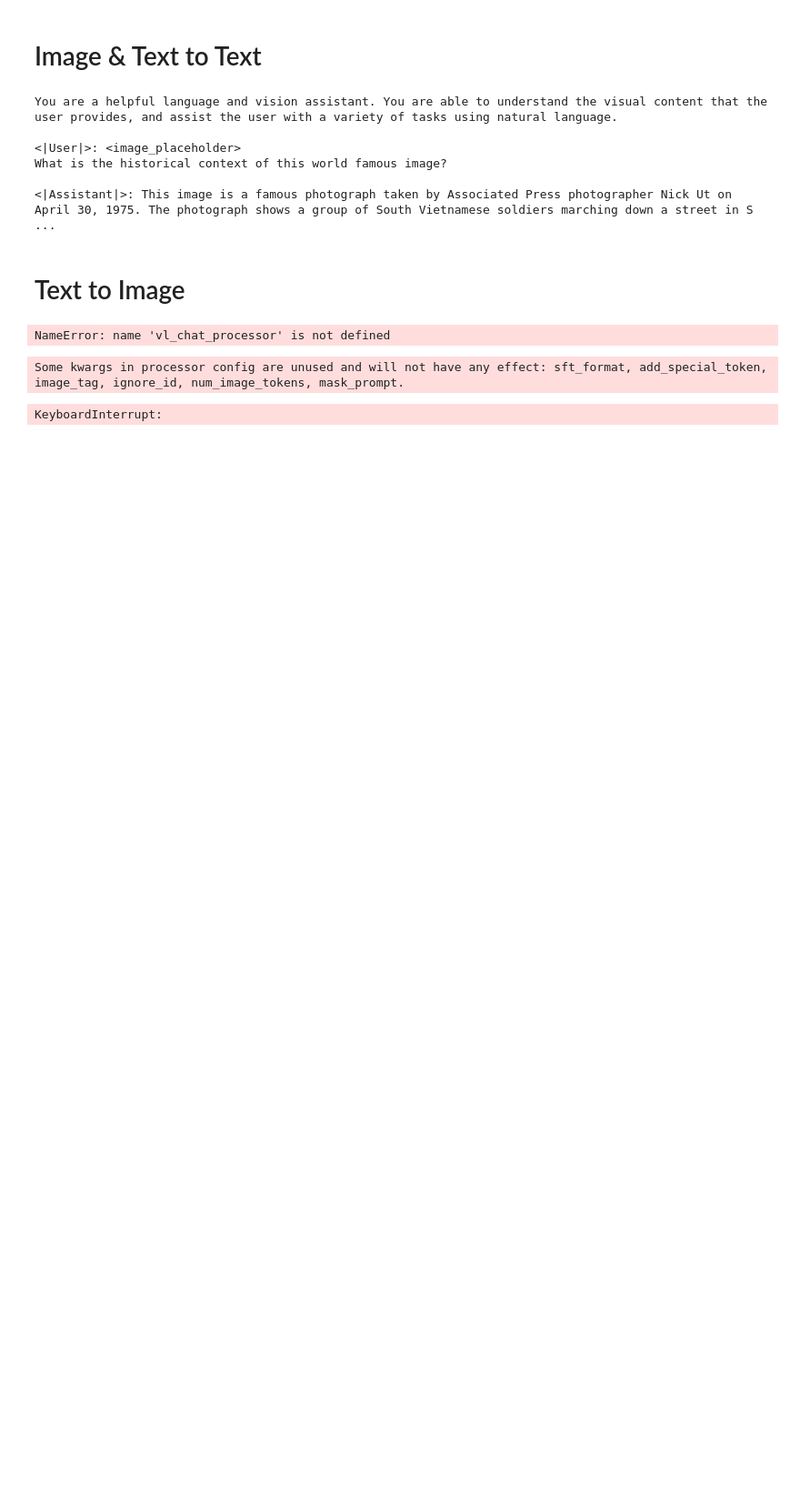
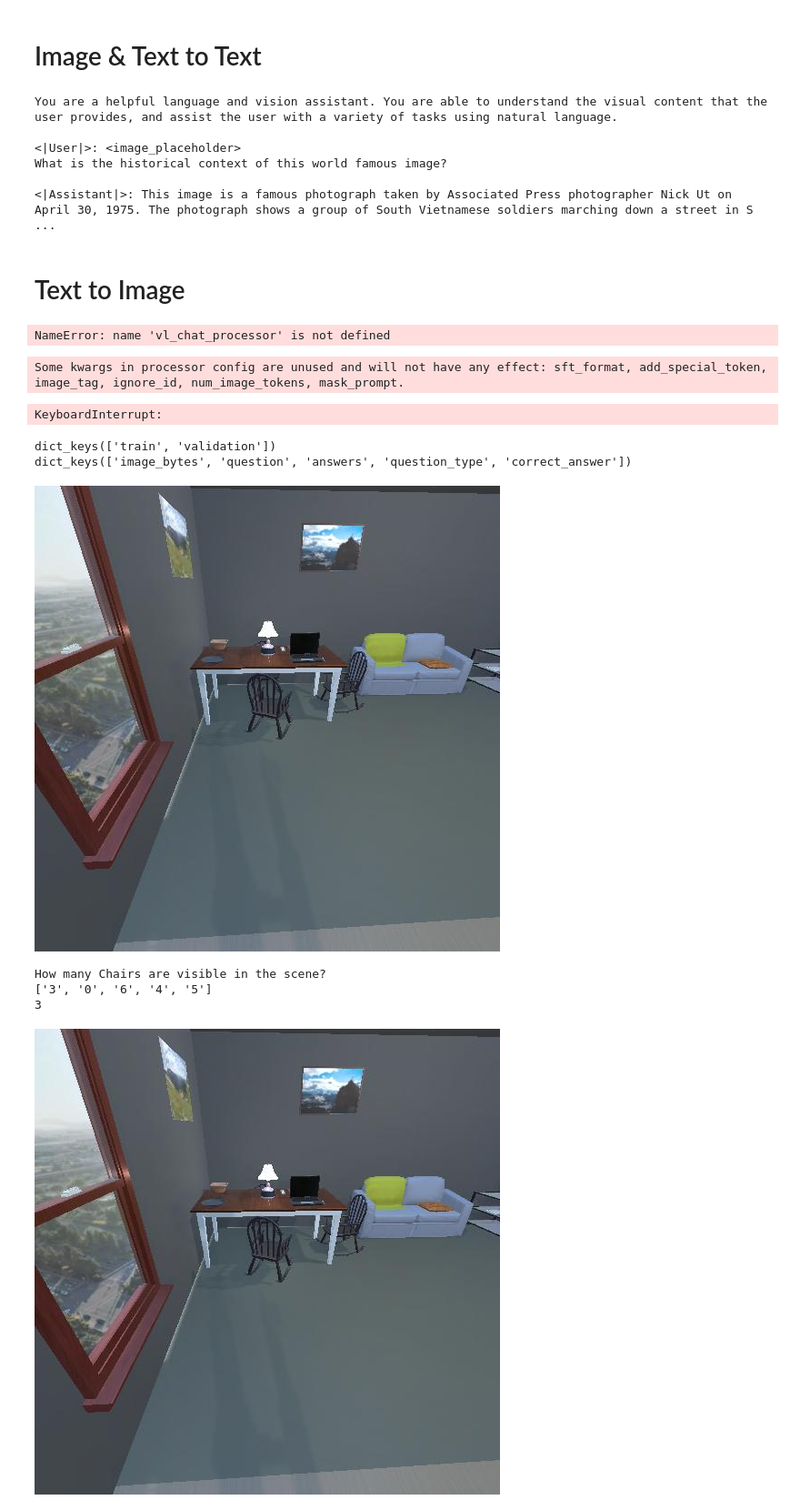
Before and after one commit to MultimodalSpaceResearchers/Spatial-Reasoning, a Jupyter notebook: example.ipynb, the cells around one changed output. Shown at 91% size. Cells and saved outputs as stored; diff of their text form; code cells hidden in the pictures; blank space fills up the shorter version.

Commit message:
load dataset

```diff
--- a/example.ipynb
+++ b/example.ipynb
@@ -331,3 +331,27 @@ generate(
 # %% [output]
 Some kwargs in processor config are unused and will not have any effect: sft_format, add_special_token, image_tag, ignore_id, num_image_tokens, mask_prompt.
 KeyboardInterrupt:
+# %%
+
+from datasets import load_dataset
+import io
+
+dataset = load_dataset("array/SAT", batch_size=128)
+
+# dataset should have a training and validation key
+print(dataset.keys())
+example = dataset['train'][:10] # example 10th item
+print(example.keys())
+for i in range(len(example['image_bytes'])):
+    display(example['image_bytes'][i][0])
+    print(example['question'][i])
+    print(example['answers'][i])
+    print(example['correct_answer'][i])
+# %% [output]
+dict_keys(['train', 'validation'])
+dict_keys(['image_bytes', 'question', 'answers', 'question_type', 'correct_answer'])
+[figure, added]
+How many Chairs are visible in the scene?
+['3', '0', '6', '4', '5']
+3
+[figure, added]
```
Also changed, not shown: parts of 2 cells of this notebook.
